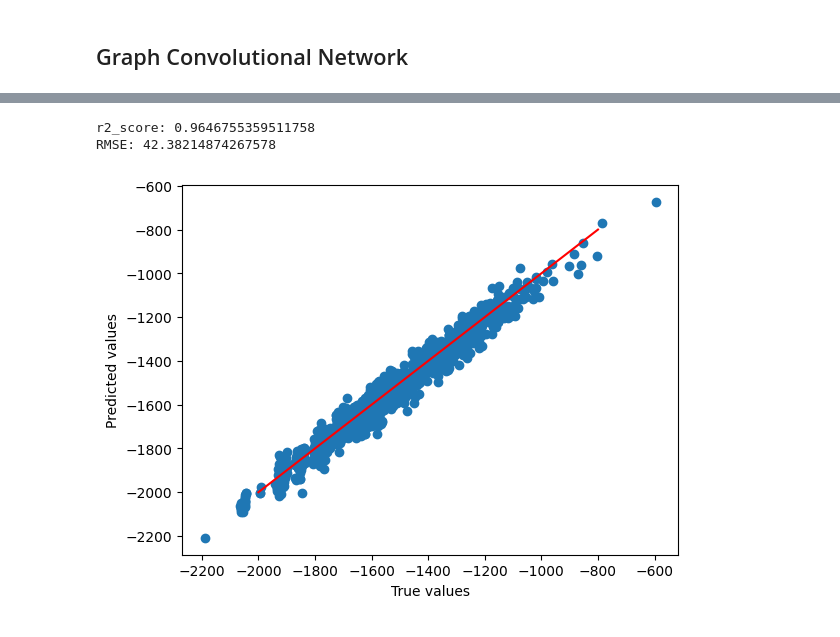
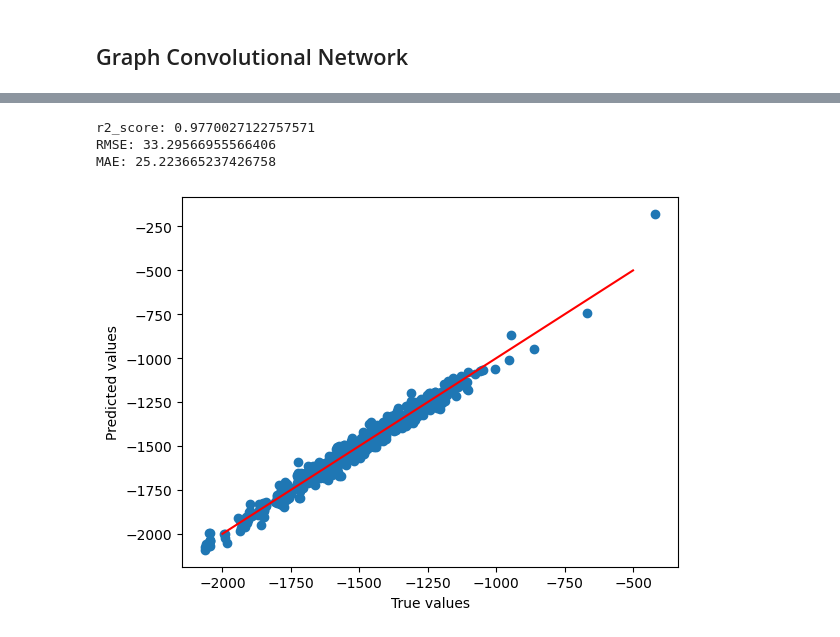
Before and after one commit to PingYang16/ML-example, a Jupyter notebook: gcn-qm7.ipynb, the cells around one changed output, grey strips where cells are left out. Saved outputs shown, nothing was run; the diff lists cells and outputs as text; code cells hidden in the pictures.

Commit message:
introduce train, val, test

```diff
--- a/gcn-qm7.ipynb
+++ b/gcn-qm7.ipynb
@@ -224,9 +230,10 @@ def test(model, loader, criterion):
         total_loss += loss.item() * data.num_graphs
     return total_loss / len(loader.dataset)
 # %%
-# Split data into training set and test set
-from sklearn.model_selection import train_test_split
-train_data, test_data = train_test_split(data_list, test_size=0.2, random_state=42)
+# Split data into training, validation, and test sets
+from torch.utils.data import random_split
+torch.manual_seed(42)
+train_data, val_data, test_data = random_split(data_list, [0.8, 0.1, 0.1])
 # %%
 # define number of features and number of classes
 num_features = 5
@@ -276,31 +302,35 @@ Epoch: 200, Loss: 1698.8794, Test Loss: 1796.2466
 # %%
 # predict on test set
 model.eval()
 preds = []
 for data in test_loader:
     out = model(data)
     preds.append(out.detach().numpy())
 preds = np.concatenate(preds)
 
 # calculate R2 score
 from sklearn.metrics import r2_score
 trues = np.concatenate([data.y.detach().numpy() for data in test_loader])
 print(f"r2_score: {r2_score(trues, preds)}")
 
 # calculate RMSE
 from sklearn.metrics import mean_squared_error
 print(f"RMSE: {np.sqrt(mean_squared_error(trues, preds))}")
 
+# calculate MAE
+from sklearn.metrics import mean_absolute_error
+print(f"MAE: {mean_absolute_error(trues, preds)}")
+
 # plot a scatter plot of predicted vs. true values
 # add a red line to show the perfect prediction
-import matplotlib.pyplot as plt
 plt.scatter(trues, preds)
-plt.plot([-2000, -800], [-2000, -800], 'red')
+plt.plot([-2000, -500], [-2000, -500], 'red')
 plt.xlabel('True values')
 plt.ylabel('Predicted values')
 
 plt.savefig('gcnmodel.png')
 # %% [output]
-r2_score: 0.9646755359511758
-RMSE: 42.38214874267578
+r2_score: 0.9770027122757571
+RMSE: 33.29566955566406
+MAE: 25.223665237426758
-[figure, old version]
+[figure, new version]
```
Also changed, not shown: parts of 8 cells of this notebook, 1 other file.
